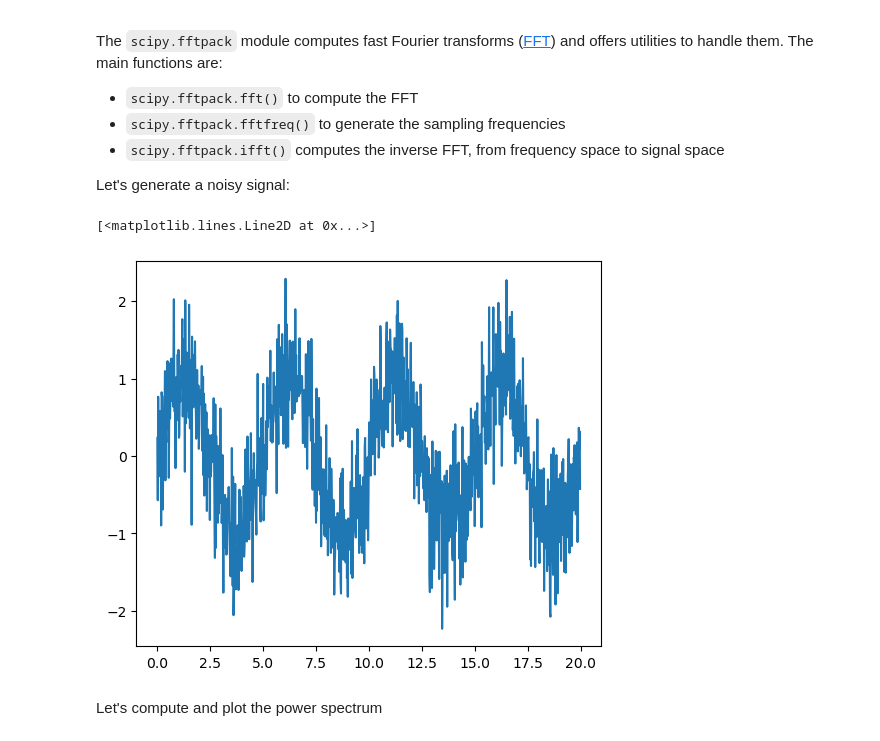
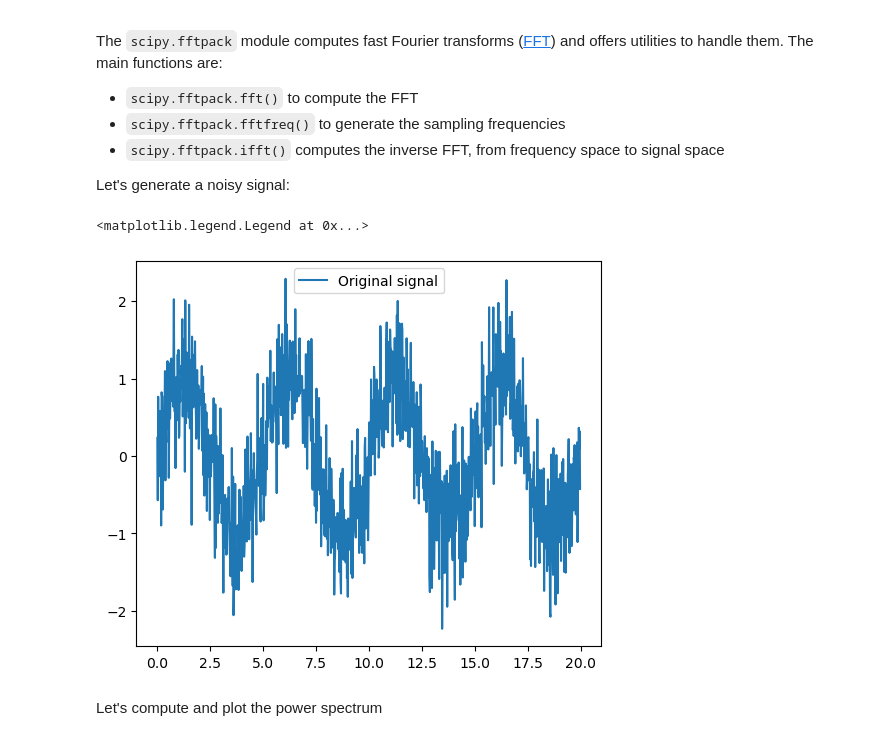
Before and after one commit to adrianorellanamontes/LaboratoryOfComputationalPhysics_Y8, a Jupyter notebook: 09_Algorithms.ipynb, the cells around one changed output. Drawn from its saved outputs; the diff is of its cells as text; code cells hidden in the pictures.

```diff
--- a/09_Algorithms.ipynb
+++ b/09_Algorithms.ipynb
@@ -550,23 +550,24 @@ Let's generate a noisy signal:
 # %%
 import numpy as np
 from scipy import fftpack
 from matplotlib import pyplot as plt
 
 # Seed the random number generator
 np.random.seed(1234)
 
 time_step = 0.02
 period = 5.
 
 time_vec = np.arange(0, 20, time_step)
 sig = (np.sin(2 * np.pi / period * time_vec)
        + 0.5 * np.random.randn(time_vec.size))
 
 plt.figure(figsize=(6, 5))
 plt.plot(time_vec, sig, label='Original signal')
+plt.legend(loc='best')
 # %% [output]
-[<matplotlib.lines.Line2D at 0x...>]
+<matplotlib.legend.Legend at 0x...>
-[figure, old version]
+[figure, new version]
 # %% [markdown]
 Let's compute and plot the power spectrum
 # %%
```
Also changed, not shown: parts of 14 cells of this notebook, 1 other file.
